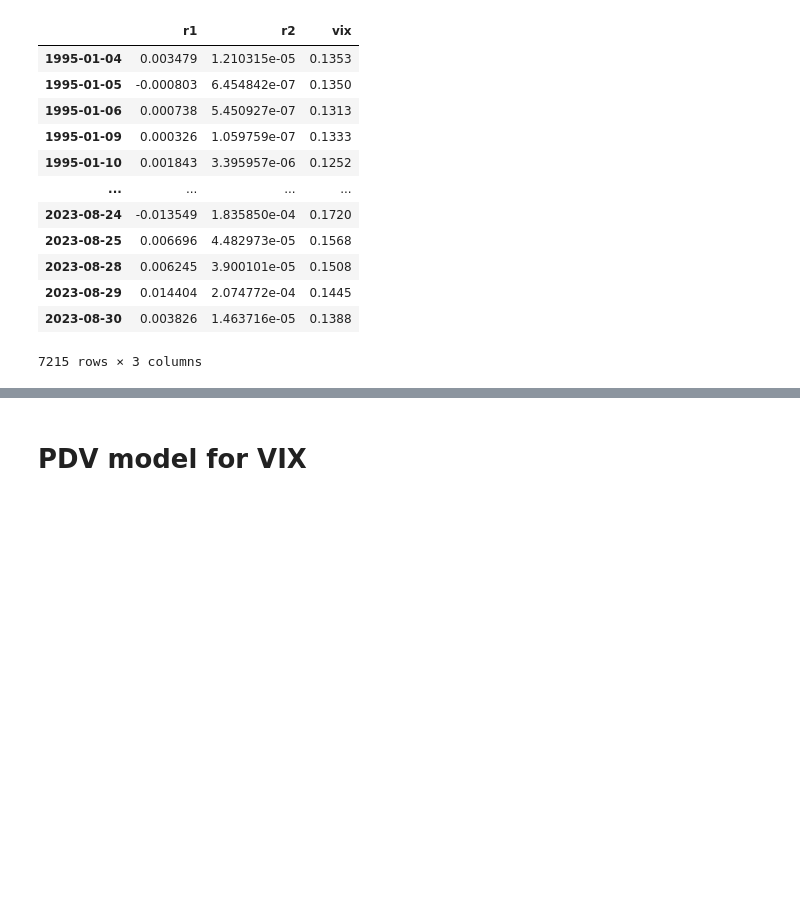
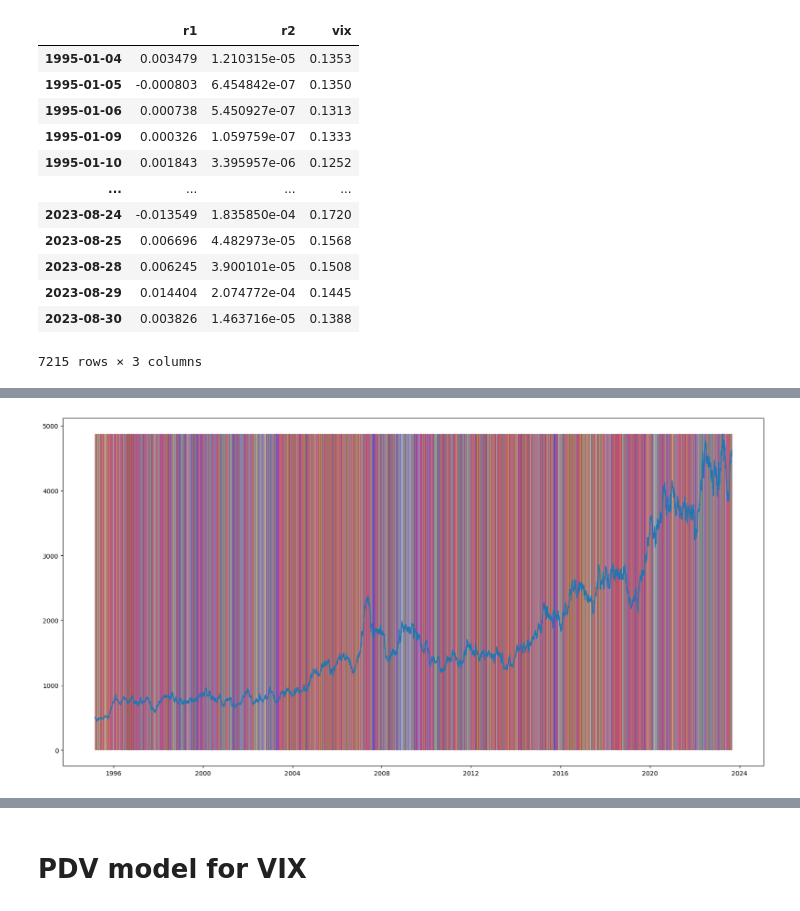
Before and after one commit to luchungi/VolatilityIsMostlyPathDependent, a Jupyter notebook: Simulation_SPX_VIX.ipynb, the cells around one changed output, grey strips where cells are left out. Cells and saved outputs as stored; diff of their text form; code cells hidden in the pictures; blank space fills up the shorter version.

```diff
--- a/Simulation_SPX_VIX.ipynb
+++ b/Simulation_SPX_VIX.ipynb
@@ -80,3 +118,26 @@ A:
+# %%
+dt = ((spx_data.index[1:] - spx_data.index[:-1]).days / 365).values
+
+μ = spx_model.μ
+σ = spx_model.σ
+π = np.exp(spx_model.π)
+A = np.exp(spx_model.A)
+
+# simulate geometric brownian motion
+state = np.random.choice(n_regimes, p=π)
+states = [state]
+spx = [500]
+for i in range(len(dt)):
+    spx.append(spx[-1] * np.exp((μ[state] - σ[state]**2/2) * dt[i] + σ[state] * np.sqrt(dt[i]) * np.random.randn()))
+    state = np.random.choice(n_regimes, p=A[state])
+spx = np.array(spx)
+plt.figure(figsize=(20,10))
+plt.plot(spx_data.index, spx)
+for i in range(n_regimes):
+    bool_regimes.append(states == i)
+    plt.fill_between(spx_data.index, spx.max(), where=bool_regimes[i], alpha=0.2, color=colors[i])
+# %% [output]
+[figure, added]
 # %%
 n_models = 8
 models = []
```
Also changed, not shown: parts of 12 cells of this notebook, 2 other files.
